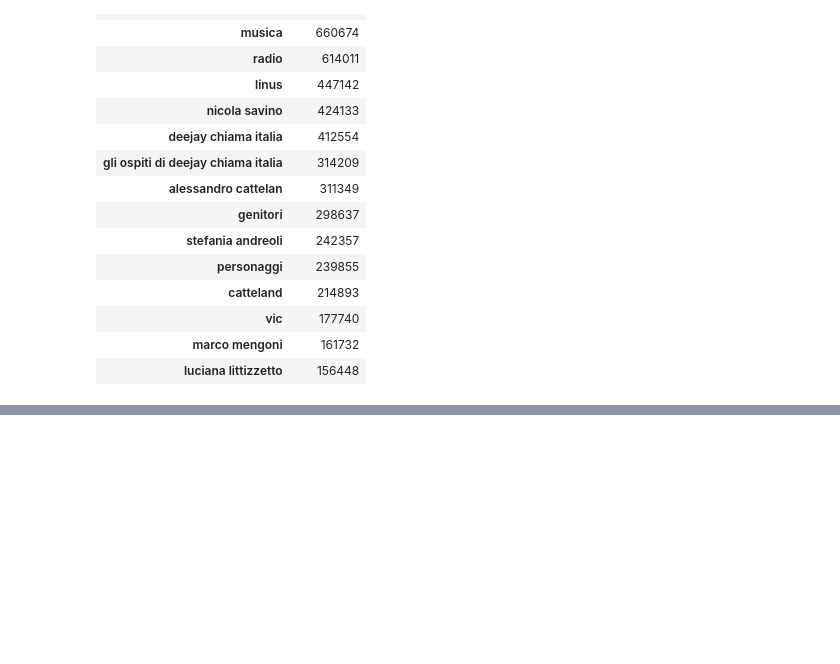
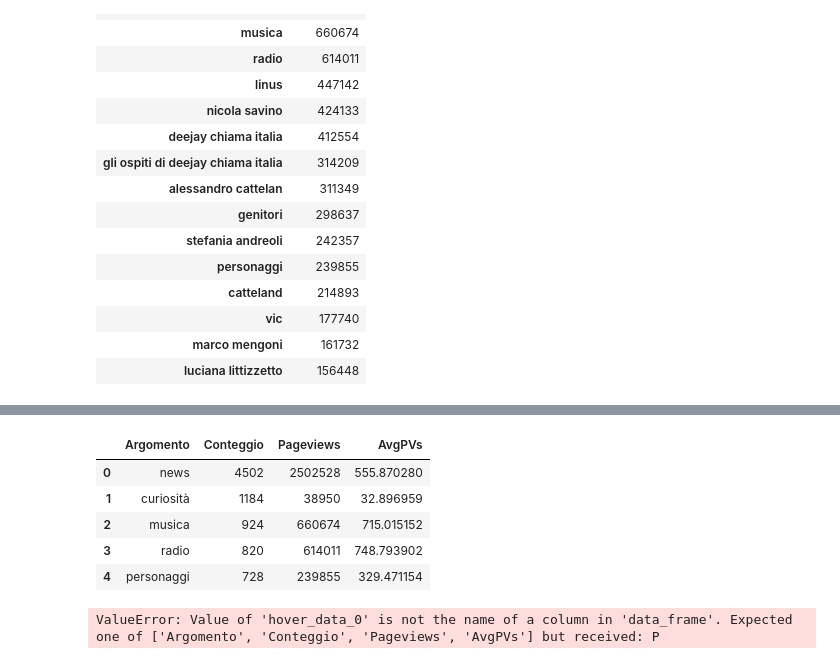
Before and after one commit to AndreaBuscemi/AnalisiArgDiscoverRadioDeejay, a Jupyter notebook: AnalisiArgRadio/AnalisiArgRadio.ipynb, the cells around one changed output, grey strips where cells are left out. Cells and saved outputs as stored; diff of their text form; code cells hidden in the pictures; blank space fills up the shorter version.

```diff
--- a/AnalisiArgRadio/AnalisiArgRadio.ipynb
+++ b/AnalisiArgRadio/AnalisiArgRadio.ipynb
@@ -136,0 +301,10 @@ df_alt1.to_excel('AnalisiArgomenti.xlsx')
+# %%
+finale.drop('Avg', inplace=True, axis=1)
+finale.head()
+# %% [output]
+|  | Argomento | Conteggio | Pageviews | AvgPVs |
+| 0 | news | 4502 | 2502528 | 555.870280 |
+| 1 | curiosità | 1184 | 38950 | 32.896959 |
+| 2 | musica | 924 | 660674 | 715.015152 |
+| 3 | radio | 820 | 614011 | 748.793902 |
+| 4 | personaggi | 728 | 239855 | 329.471154 |
@@ -136,0 +313,10 @@ df_alt1.to_excel('AnalisiArgomenti.xlsx')
+# %%
+graph = px.scatter(finale,
+           x = "Conteggio",
+           y = "AvgPVs",
+           #size = "Pageviews",
+           hover_name = "Argomento",
+           hover_data = "Pageviews")
+graph.write_html("graph4.html")
+# %% [output]
+ValueError: Value of 'hover_data_0' is not the name of a column in 'data_frame'. Expected one of ['Argomento', 'Conteggio', 'Pageviews', 'AvgPVs'] but received: P
```
Also changed, not shown: parts of 18 cells of this notebook.
